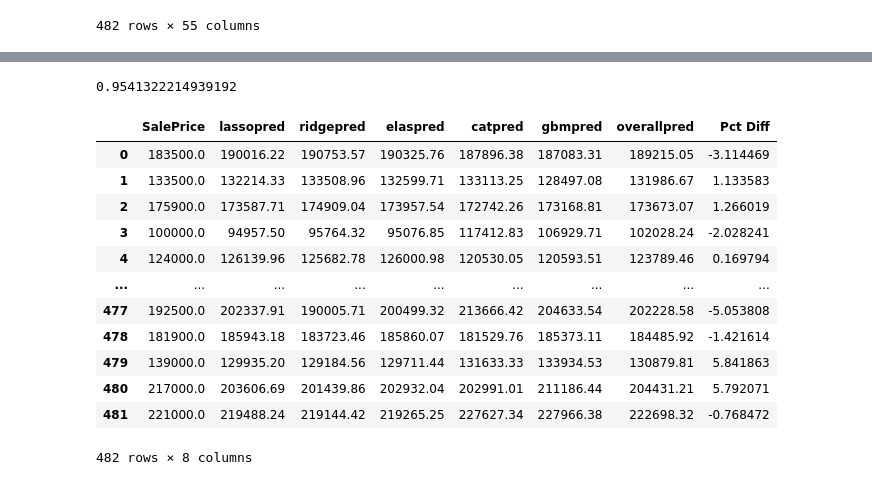
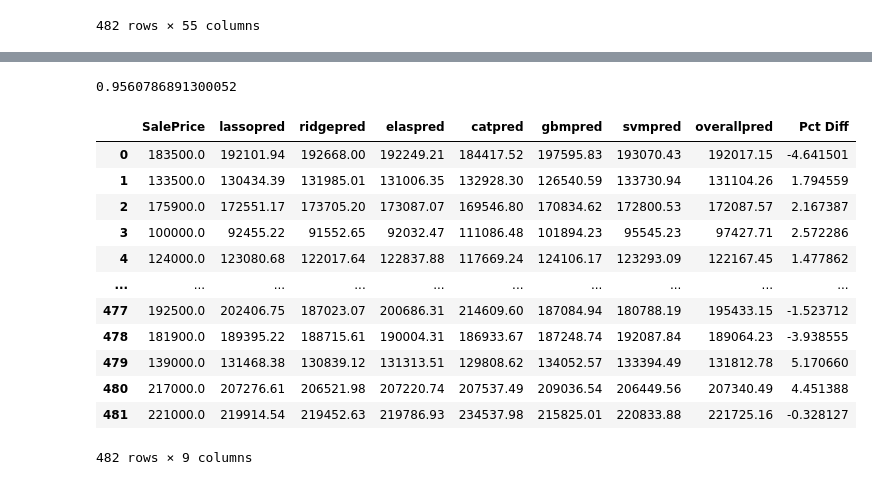
Before and after one commit to djhang99/housing_prices, a Jupyter notebook: Jung_Hwan_Lim/stackhugh.ipynb, the cells around one changed output, grey strips where cells are left out. Cells and saved outputs as stored; diff of their text form; code cells hidden in the pictures.

```diff
--- a/Jung_Hwan_Lim/stackhugh.ipynb
+++ b/Jung_Hwan_Lim/stackhugh.ipynb
@@ -138,10 +130,12 @@ y_test
 import numpy as np
 
 y_test['lassopred'] = lassopred
-y_test['ridgepred'] = ridgepred
 y_test['elaspred'] = elaspred
 y_test['catpred'] = catpred
+
+y_test['svmpred'] = svmpred
+y_test = np.exp(y_test)
+
 y_test['gbmpred'] = gbmpred
-y_test = np.exp(y_test)
 y_test
 # %% [output]
@@ -160 +154,6 @@ y_test
 482 rows × 6 columns
+# %%
+# Tenk you David for helping out
+ridge = pd.read_csv('jung.csv', index_col = 0)
+ridge.rename(columns={'0':'ridgepred'}, inplace=True)
+ridge = np.exp(ridge)
@@ -160,0 +176,4 @@ y_test
+# %%
+pred = pd.concat([y_test, ridge], axis=1)
+pred = pred[['SalePrice','lassopred', 'ridgepred','elaspred', 'catpred', 'gbmpred', 'svmpred']]
+pred
@@ -161,4 +194,4 @@ y_test
 # %%
-y_test['overallpred'] = y_test.iloc[:, 1:6].mean(axis=1)
-y_test
+pred['overallpred'] = pred.iloc[:, 1:7].mean(axis=1)
+pred
 # %% [output]
@@ -178,37 +211,39 @@ y_test
 # %%
 from sklearn.metrics import r2_score
-ytrue = y_test["SalePrice"].tolist()
-ypred = y_test["overallpred"].tolist()
+ytrue = pred["SalePrice"].tolist()
+ypred = pred["overallpred"].tolist()
 r2 = r2_score(ytrue, ypred)
 r2
 # %% [output]
-0.9541322214939192
+0.9560786891300052
 # %%
-y_test['Pct Diff'] = y_test[['SalePrice', 'overallpred']].apply(lambda row: (row.iloc[0]-row.iloc[1])/row.iloc[0]*100, axis=1)
-y_test[['lassopred',
+pred['Pct Diff'] = pred[['SalePrice', 'overallpred']].apply(lambda row: (row.iloc[0]-row.iloc[1])/row.iloc[0]*100, axis=1)
+pred[['lassopred',
         'ridgepred',
         'elaspred',
         'catpred',
         'gbmpred',
-        'overallpred']] = y_test[['lassopred',
+        'svmpred',
+        'overallpred']] = pred[['lassopred',
                                   'ridgepred',
                                   'elaspred',
                                   'catpred',
                                   'gbmpred',
+                                  'svmpred',
                                   'overallpred']].round(2)
-y_test
+pred
 # %% [output]
-|  | SalePrice | lassopred | ridgepred | elaspred | catpred | gbmpred | overallpred | Pct Diff |
-| 0 | 183500.0 | 190016.22 | 190753.57 | 190325.76 | 187896.38 | 187083.31 | 189215.05 | -3.114469 |
-| 1 | 133500.0 | 132214.33 | 133508.96 | 132599.71 | 133113.25 | 128497.08 | 131986.67 | 1.133583 |
-| 2 | 175900.0 | 173587.71 | 174909.04 | 173957.54 | 172742.26 | 173168.81 | 173673.07 | 1.266019 |
-| 3 | 100000.0 | 94957.50 | 95764.32 | 95076.85 | 117412.83 | 106929.71 | 102028.24 | -2.028241 |
-| 4 | 124000.0 | 126139.96 | 125682.78 | 126000.98 | 120530.05 | 120593.51 | 123789.46 | 0.169794 |
-| ... | ... | ... | ... | ... | ... | ... | ... | ... |
-| 477 | 192500.0 | 202337.91 | 190005.71 | 200499.32 | 213666.42 | 204633.54 | 202228.58 | -5.053808 |
-| 478 | 181900.0 | 185943.18 | 183723.46 | 185860.07 | 181529.76 | 185373.11 | 184485.92 | -1.421614 |
-| 479 | 139000.0 | 129935.20 | 129184.56 | 129711.44 | 131633.33 | 133934.53 | 130879.81 | 5.841863 |
-| 480 | 217000.0 | 203606.69 | 201439.86 | 202932.04 | 202991.01 | 211186.44 | 204431.21 | 5.792071 |
-| 481 | 221000.0 | 219488.24 | 219144.42 | 219265.25 | 227627.34 | 227966.38 | 222698.32 | -0.768472 |
+|  | SalePrice | lassopred | ridgepred | elaspred | catpred | gbmpred | svmpred | overallpred | Pct Diff |
+| 0 | 183500.0 | 192101.94 | 192668.00 | 192249.21 | 184417.52 | 197595.83 | 193070.43 | 192017.15 | -4.641501 |
+| 1 | 133500.0 | 130434.39 | 131985.01 | 131006.35 | 132928.30 | 126540.59 | 133730.94 | 131104.26 | 1.794559 |
+| 2 | 175900.0 | 172551.17 | 173705.20 | 173087.07 | 169546.80 | 170834.62 | 172800.53 | 172087.57 | 2.167387 |
+| 3 | 100000.0 | 92455.22 | 91552.65 | 92032.47 | 111086.48 | 101894.23 | 95545.23 | 97427.71 | 2.572286 |
+| 4 | 124000.0 | 123080.68 | 122017.64 | 122837.88 | 117669.24 | 124106.17 | 123293.09 | 122167.45 | 1.477862 |
+| ... | ... | ... | ... | ... | ... | ... | ... | ... | ... |
+| 477 | 192500.0 | 202406.75 | 187023.07 | 200686.31 | 214609.60 | 187084.94 | 180788.19 | 195433.15 | -1.523712 |
+| 478 | 181900.0 | 189395.22 | 188715.61 | 190004.31 | 186933.67 | 187248.74 | 192087.84 | 189064.23 | -3.938555 |
+| 479 | 139000.0 | 131468.38 | 130839.12 | 131313.51 | 129808.62 | 134052.57 | 133394.49 | 131812.78 | 5.170660 |
+| 480 | 217000.0 | 207276.61 | 206521.98 | 207220.74 | 207537.49 | 209036.54 | 206449.56 | 207340.49 | 4.451388 |
+| 481 | 221000.0 | 219914.54 | 219452.63 | 219786.93 | 234537.98 | 215825.01 | 220833.88 | 221725.16 | -0.328127 |
-482 rows × 8 columns
+482 rows × 9 columns
 # %%
```
Also changed, not shown: parts of 16 cells of this notebook, 5 other files.
